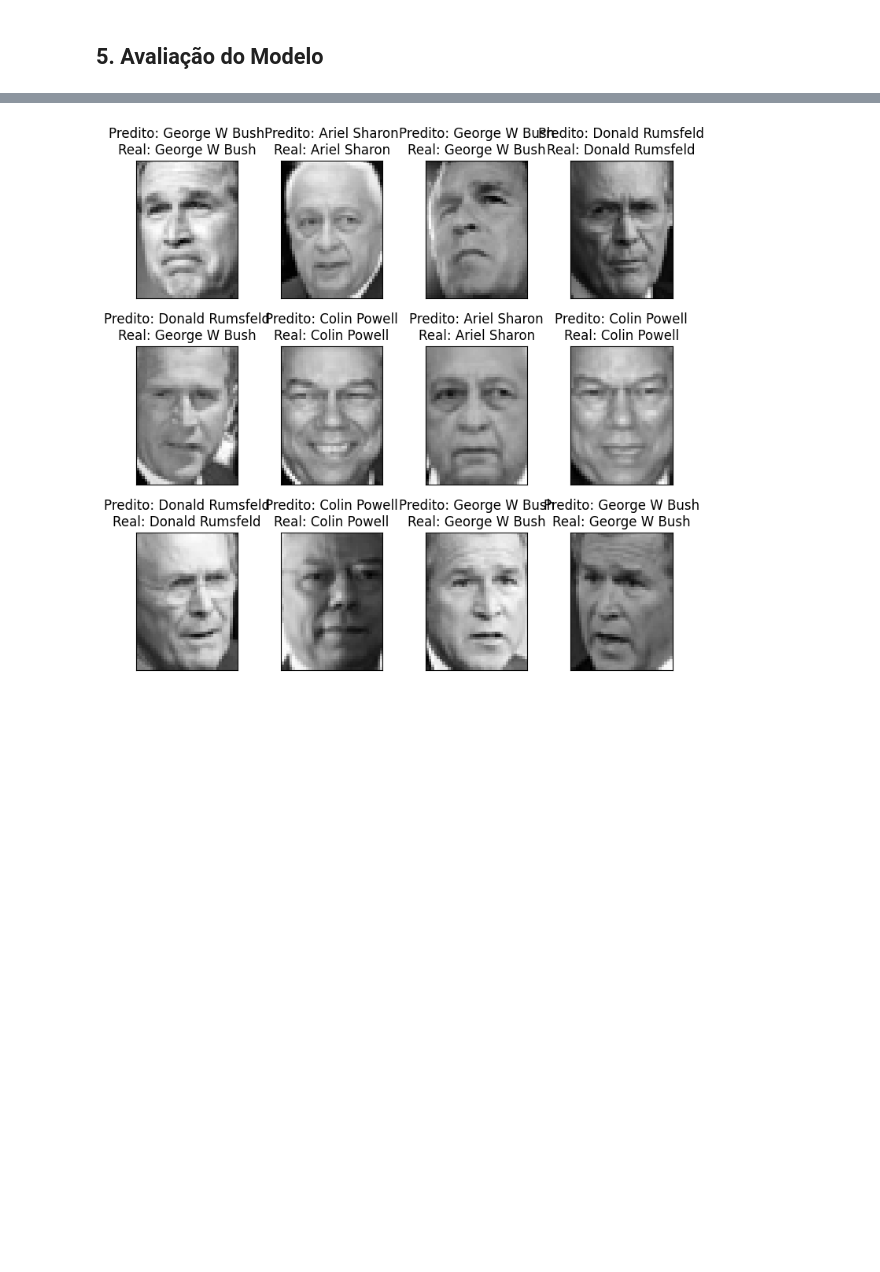
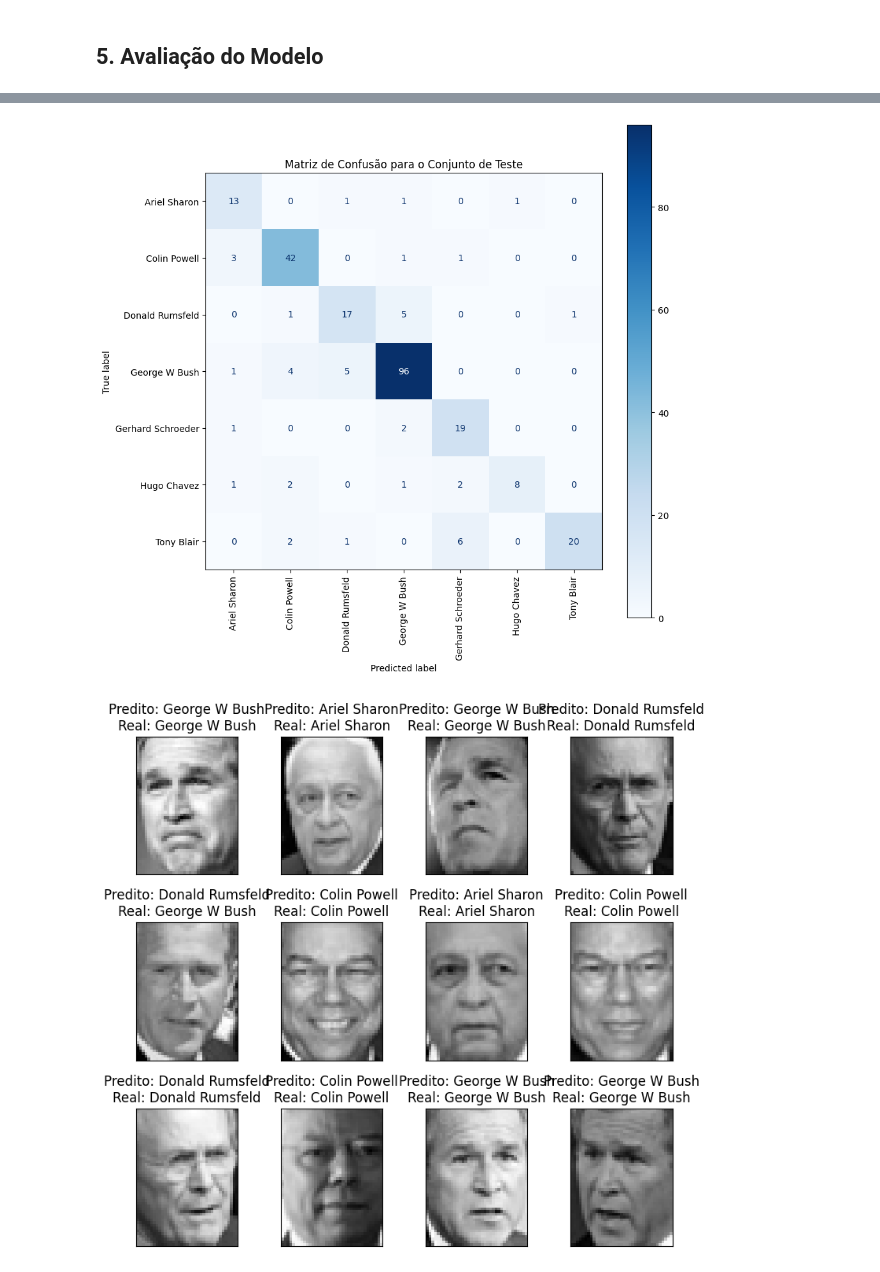
Before and after one commit to efraimmf/INTC-facial-detection-recognition, a Jupyter notebook: main.ipynb, the cells around one changed output, grey strips where cells are left out. Saved outputs shown, nothing was run; the diff lists cells and outputs as text; code cells hidden in the pictures; blank space fills up the shorter version.

Commit message:
Add confusion matrix

```diff
--- a/main.ipynb
+++ b/main.ipynb
@@ -204,3 +204,20 @@ Diferença:      9.09%
+# %%
+import matplotlib.pyplot as plt
+from sklearn.metrics import confusion_matrix, ConfusionMatrixDisplay
+
+# Gerar a matriz de confusão
+cm = confusion_matrix(y_test, y_pred, labels=np.arange(n_classes))
+
+# Criar o display da matriz de confusão
+disp = ConfusionMatrixDisplay(confusion_matrix=cm, display_labels=target_names)
+
+# Plotar a matriz de confusão
+fig, ax = plt.subplots(figsize=(10, 10))
+disp.plot(cmap=plt.cm.Blues, ax=ax, xticks_rotation='vertical', values_format='d')
+ax.set_title('Matriz de Confusão para o Conjunto de Teste')
+plt.show()
+# %% [output]
+[figure, added]
 # %%
 # Visualizar algumas predições
 def plot_gallery(images, titles, h, w, n_row=3, n_col=4):
```
Also changed, not shown: parts of 2 cells of this notebook.
